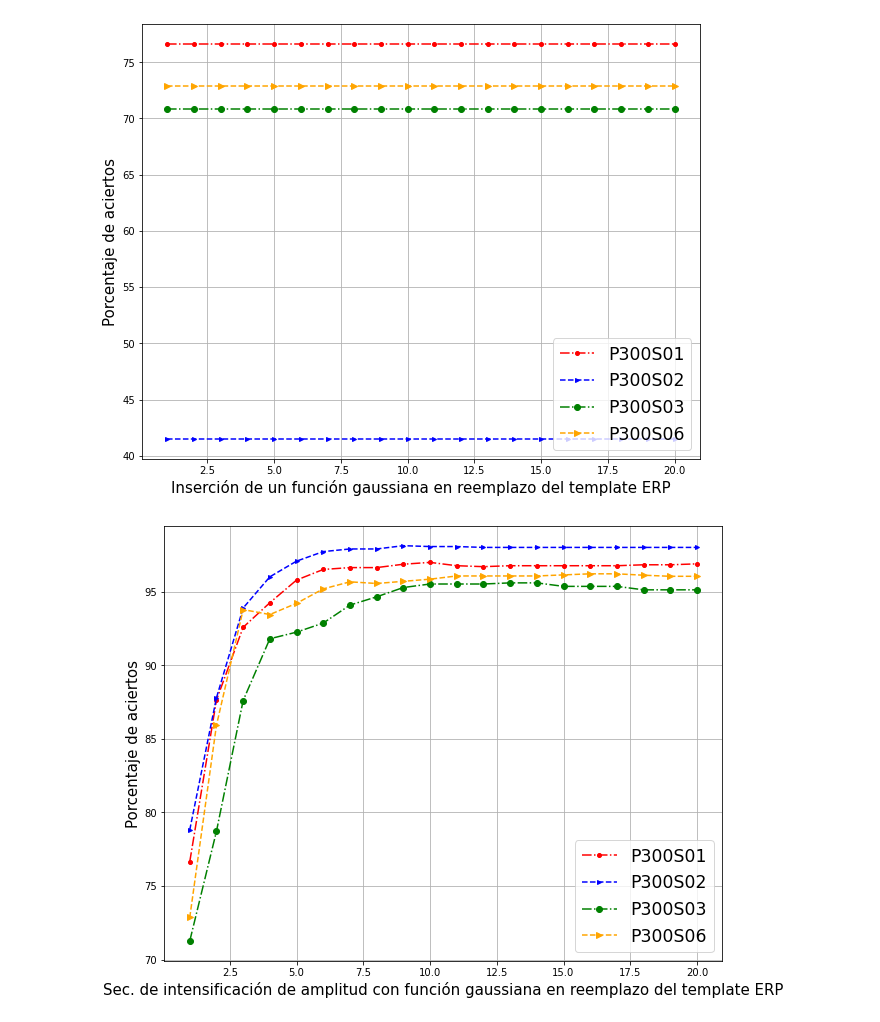
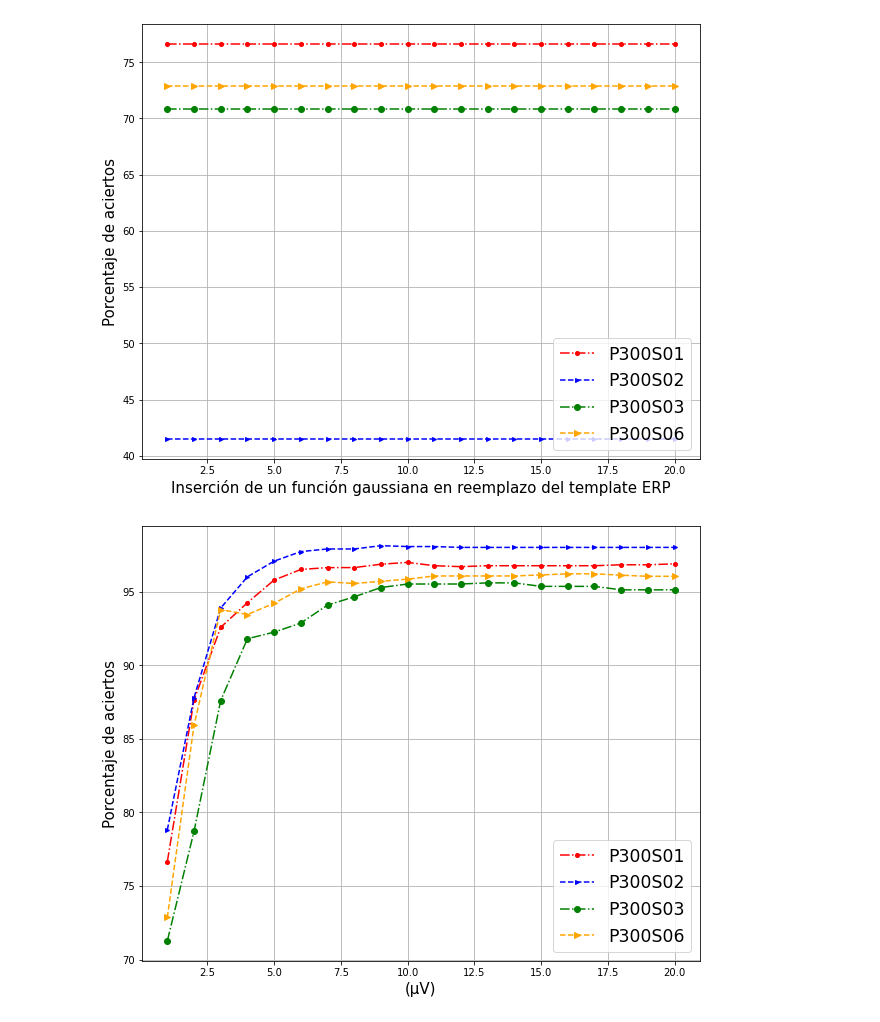
Before and after one commit to alexchavez1980/repo_tesis, a Jupyter notebook: a_info_final.ipynb, the cells around one changed output. Saved outputs shown, nothing was run; the diff lists cells and outputs as text; code cells hidden in the pictures.

```diff
--- a/a_info_final.ipynb
+++ b/a_info_final.ipynb
@@ -21,4 +21,6 @@ resultados_fase = pd.read_csv('./a_results/info_final/acc_fase_compilado.csv', i
 resultados_gauss = pd.read_csv('./a_results/info_final/acc_gauss_compilado.csv', index_col=0, delimiter=';')
 #resultados_gauss
 resultados_gauss_amp = pd.read_csv('./a_results/info_final/acc_gauss_amp_compilado.csv', index_col=0, delimiter=';')
-resultados_gauss_amp
+#resultados_gauss_amp
+resultados_gauss_fase = pd.read_csv('./a_results/info_final/acc_gauss_fase_compilado.csv', index_col=0, delimiter=';')
+resultados_gauss_fase
@@ -61,14 +44,15 @@ plt.plot(resultados_amp['Coef_erp'], resultados_amp['acc_P300S06'],
     linestyle='--', marker='>', color='orange', label='P300S06',
     markerfacecolor='orange', markersize=6)
 #axes.set_title('Precision')
-axes.set_xlabel('Secuencia de intensificación de amplitud (µV)')
+axes.set_xlabel('(µV)')
+# axes.set_xlabel('Secuencia de intensificación de amplitud (µV)')
 axes.set_ylabel('Porcentaje de aciertos')
 axes.title.set_size(30)
 axes.xaxis.label.set_size(15)
 axes.yaxis.label.set_size(15)
 plt.grid()
 plt.legend(loc='lower right',fontsize='xx-large')
-plt.savefig("./a_images/P300S02_accuracy.jpg")
+plt.savefig("./a_images/01_ERP_Amp.jpg")
 plt.show()
 #---------------------------------------------------------
 #---------- Secuencia de desplazamiento en fase ----------
@@ -91,13 +75,14 @@ plt.plot(resultados_fase['Coef_erp'], resultados_fase['acc_P300S06'],
 
 #axes.set_title('Precision')
 axes.set_xlabel('Secuencia de desplazamiento en fase (muestras)')
+axes.set_xlabel('(muestras)')
 axes.set_ylabel('Porcentaje de aciertos')
 axes.title.set_size(30)
 axes.xaxis.label.set_size(15)
 axes.yaxis.label.set_size(15)
 plt.grid()
 plt.legend(loc='lower right',fontsize='xx-large')
-plt.savefig("./a_images/P300S02_accuracy.jpg")
+plt.savefig("./a_images/02_ERP_Pase.jpg")
 plt.show()
 #-------------------------------------------------------------------------------------
 #---------- Inserción de un función gaussiana en reemplazo del template ERP ----------
@@ -125,7 +110,7 @@ axes.xaxis.label.set_size(15)
 axes.yaxis.label.set_size(15)
 plt.grid()
 plt.legend(loc='lower right',fontsize='xx-large')
-plt.savefig("./a_images/P300S02_accuracy.jpg")
+plt.savefig("./a_images/03_Gauss_x_ERP.jpg")
 plt.show()
 #-------------------------------------------------------------------------------------
 #---------- Inserción de un función gaussiana en reemplazo del template ERP ----------
@@ -147,13 +132,44 @@ plt.plot(resultados_gauss_amp['Coef_erp'], resultados_gauss_amp['acc_P300S06'],
     linestyle='--', marker='>', color='orange', label='P300S06',
     markerfacecolor='orange', markersize=6)
 #axes.set_title('Precision')
-axes.set_xlabel('Sec. de intensificación de amplitud con función gaussiana en reemplazo del template ERP')
+axes.set_xlabel('(µV)')
+#axes.set_xlabel('Sec. de intensificación de amplitud con función gaussiana en reemplazo del template ERP (µV)')
 axes.set_ylabel('Porcentaje de aciertos')
 axes.title.set_size(30)
 axes.xaxis.label.set_size(15)
 axes.yaxis.label.set_size(15)
 plt.grid()
 plt.legend(loc='lower right',fontsize='xx-large')
-plt.savefig("./a_images/P300S02_accuracy.jpg")
+plt.savefig("./a_images/04_Gauss_Amp.jpg")
 plt.show()
+#-------------------------------------------------------------------------------------
+#---------- Inserción de un función gaussiana en reemplazo del template ERP ----------
+#------------------------- Secuencia de desplazamiento en fase -----------------------
+#-------------------------------------------------------------------------------------
+#plt.figure(figsize=(30,8))
+plt.figure(figsize=(10,8))
+axes = plt.gca()
+plt.plot(resultados_gauss_fase['Coef_erp'], resultados_gauss_fase['acc_P300S01'],
+    linestyle='-.', marker='o', color='red', label='P300S01',
+    markerfacecolor='red', markersize=4)
+plt.plot(resultados_gauss_fase['Coef_erp'], resultados_gauss_fase['acc_P300S02'],
+    linestyle='--', marker='>', color='blue', label='P300S02',
+    markerfacecolor='blue', markersize=4)
+plt.plot(resultados_gauss_fase['Coef_erp'], resultados_gauss_fase['acc_P300S03'],
+    linestyle='-.', marker='o', color='green', label='P300S03',
+    markerfacecolor='green', markersize=6)
+plt.plot(resultados_gauss_fase['Coef_erp'], resultados_gauss_fase['acc_P300S06'],
+    linestyle='--', marker='>', color='orange', label='P300S06',
+    markerfacecolor='orange', markersize=6)
+#axes.set_title('Precision')
+axes.set_xlabel('(muestras)')
+#axes.set_xlabel('Sec. de desplazamiento en fase con función gaussiana en reemplazo del template ERP (muestras)')
+axes.set_ylabel('Porcentaje de aciertos')
+axes.title.set_size(30)
+axes.xaxis.label.set_size(15)
+axes.yaxis.label.set_size(15)
+plt.grid()
+plt.legend(loc='lower right',fontsize='xx-large')
+plt.savefig("./a_images/05_Gauss_Fase.jpg")
+plt.show()
 # %% [output]
@@ -162,2 +178,2 @@ plt.show()
 [figure]
-[figure, old version]
+[figure, new version]
```
Also changed, not shown: parts of 2 cells of this notebook, 40 other files.
